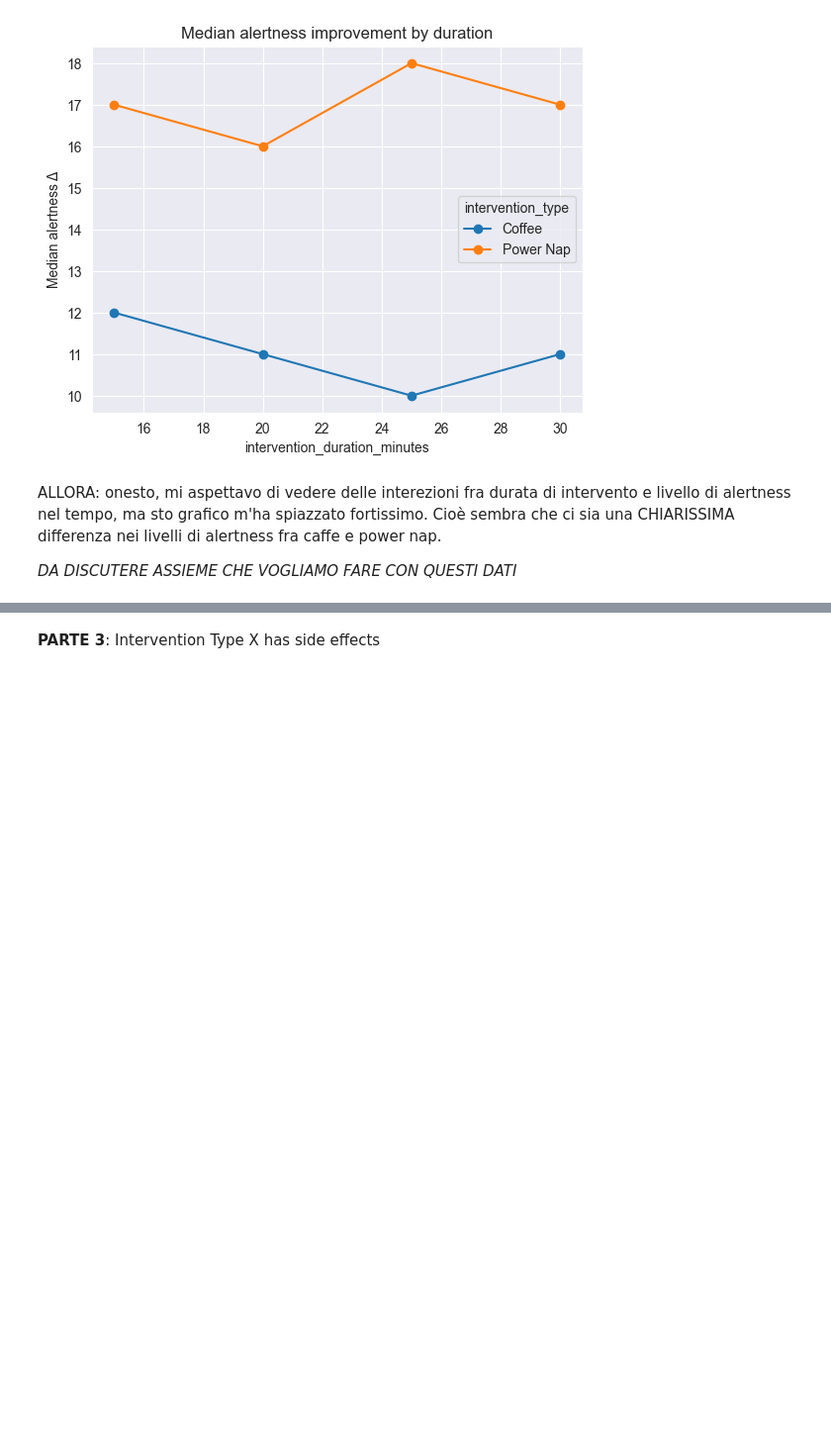
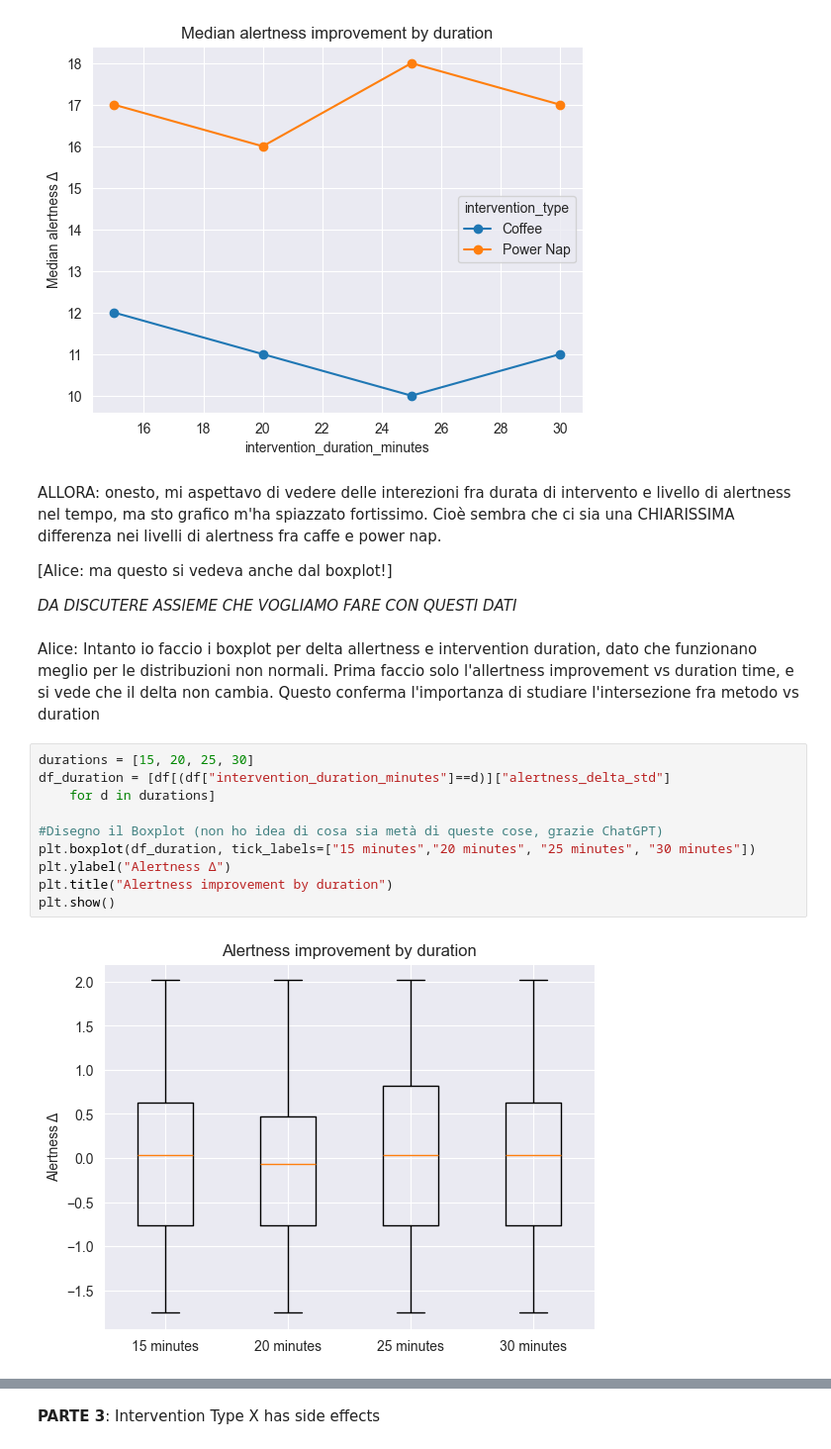
Before and after one commit to Grimino27/PDAI_Project, a Jupyter notebook: scripts/DataPolish+Exploratory.ipynb, the cells around one changed output, grey strips where cells are left out. Shown at 99% size. Saved outputs shown, nothing was run; the diff lists cells and outputs as text; blank space fills up the shorter version.

```diff
--- a/scripts/DataPolish+Exploratory.ipynb
+++ b/scripts/DataPolish+Exploratory.ipynb
@@ -340,4 +486,20 @@ plt.show()
 # %% [markdown]
 ALLORA: onesto, mi aspettavo di vedere delle interezioni fra durata di intervento e livello di alertness nel tempo, ma sto grafico m'ha spiazzato fortissimo. Cioè sembra che ci sia una CHIARISSIMA differenza nei livelli di alertness fra caffe e power nap.
 
+[Alice: ma questo si vedeva anche dal boxplot!]
+
 *DA DISCUTERE ASSIEME CHE VOGLIAMO FARE CON QUESTI DATI*
+# %% [markdown]
+Alice: Intanto io faccio i boxplot per delta allertness e intervention duration, dato che funzionano meglio per le distribuzioni non normali. Prima faccio solo l'allertness improvement vs duration time, e si vede che il delta non cambia. Questo conferma l'importanza di studiare l'intersezione fra metodo vs duration
+# %%
+durations = [15, 20, 25, 30]
+df_duration = [df[(df["intervention_duration_minutes"]==d)]["alertness_delta_std"]
+    for d in durations]
+
+#Disegno il Boxplot (non ho idea di cosa sia metà di queste cose, grazie ChatGPT)
+plt.boxplot(df_duration, tick_labels=["15 minutes","20 minutes", "25 minutes", "30 minutes"])
+plt.ylabel("Alertness Δ")
+plt.title("Alertness improvement by duration")
+plt.show()
+# %% [output]
+[figure, added]
```
Also changed, not shown: parts of 33 cells of this notebook, 1 other file.
